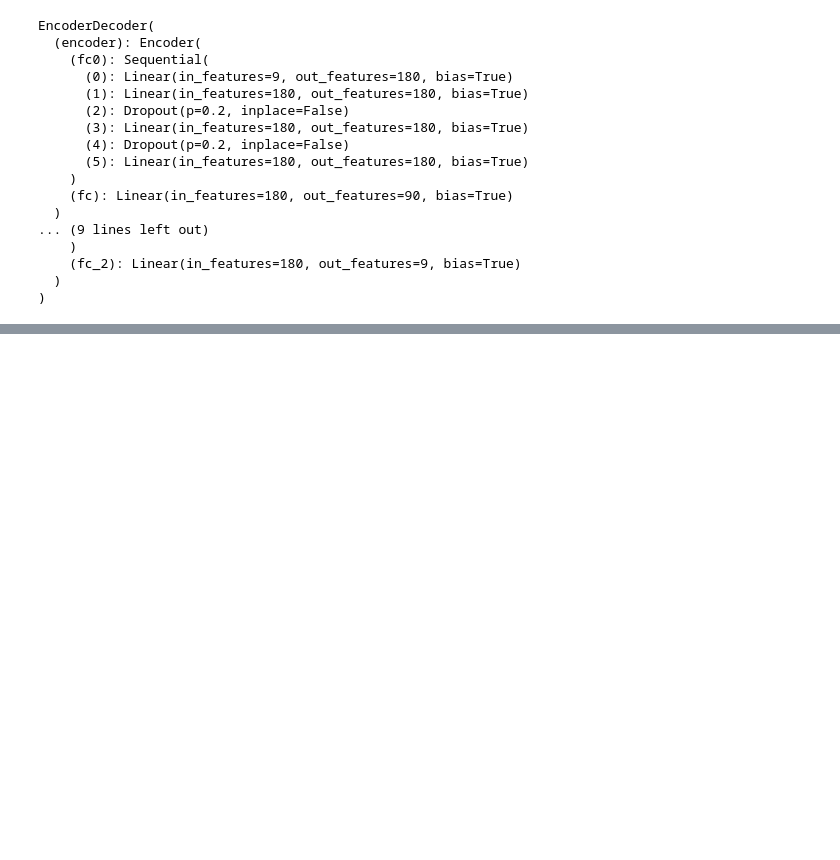
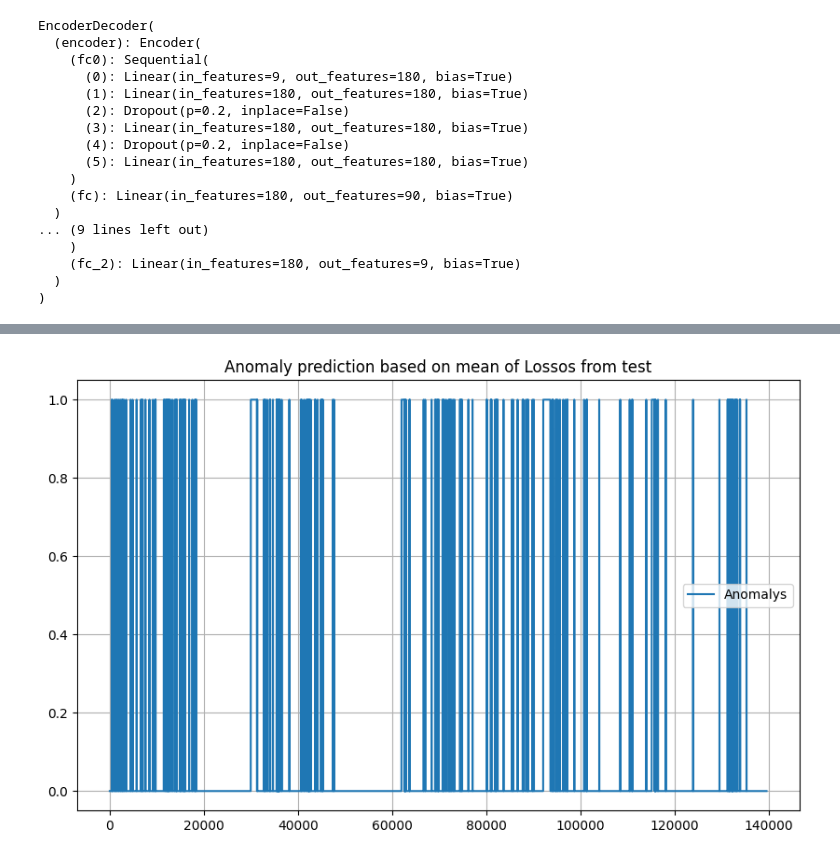
Before and after one commit to Afonso-Leal/unsupervised_water_quality_prediction, a Jupyter notebook: notebook_autoencoder_waterproblem_denseNN.ipynb, the cells around one changed output, grey strips where cells are left out. Cells and saved outputs as stored; diff of their text form; code cells hidden in the pictures; blank space fills up the shorter version.

```diff
--- a/notebook_autoencoder_waterproblem_denseNN.ipynb
+++ b/notebook_autoencoder_waterproblem_denseNN.ipynb
@@ -170,4 +181,5 @@ NameError: name 'plt' is not defined
 # %%
-__losses_for_test = []
+losses_from_test_ = []
 for i in range(y_pred_flat.shape[0]):
-  __losses_for_test.append(criterion(torch.from_numpy(y_pred_flat[i]).float(), torch.from_numpy(wq_org.x_test.to_numpy()[i]).float()))
+  losses_from_test_.append(criterion(torch.from_numpy(y_pred_flat[i]).float(), torch.from_numpy(wq_org.x_test.to_numpy()[i]).float()))
+losses_from_test = [float(i) for i in losses_from_test_]
@@ -176,2 +212,35 @@ losses_for_test = [float(i) for i in __losses_for_test]
+# %%
+losses_from_val_ = []
+for i in range(y_pred_val_flat.shape[0]):
+  losses_from_val_.append(criterion(torch.from_numpy(y_pred_val_flat[i]).float(), torch.from_numpy(wq_org.x_val.to_numpy()[i]).float()))
+losses_from_val = [float(i) for i in losses_from_val_]
+# %%
+best_trashhold = 0
+best_f1_score = 0
+for i in tqdm(range(len(losses_from_val_[:1000]))):
+  trashhold = losses_from_val_[i]
+  # Correct way to create anomaly_val_pred using a list comprehension
+  anomaly_val_pred = [1 if loss > trashhold else 0 for loss in losses_from_val]
+  class_report = classification_report(wq_org.y_val, anomaly_val_pred,output_dict=True)
+  # Ensure 'True' key exists before accessing it
+  if "True" in class_report and class_report["True"]["precision"] > best_f1_score:
+    best_trashhold = trashhold
+    best_f1_score = class_report["True"]["precision"]
+# %%
+anomaly_pred = []
+for i in tqdm(losses_from_test):
+  if i > best_trashhold:
+    anomaly_pred.append(1)
+  else:
+    anomaly_pred.append(0)
+# %%
+plt.figure(figsize=(10, 6))
+plt.plot(anomaly_pred, label='Anomalys')
+plt.title('Anomaly prediction based on mean of Lossos from test')
+plt.legend()
+plt.grid(True)
+plt.show()
+# %% [output]
+[figure, added]
 # %%
 plt.figure(figsize=(10, 6))
```
Also changed, not shown: parts of 24 cells of this notebook.
